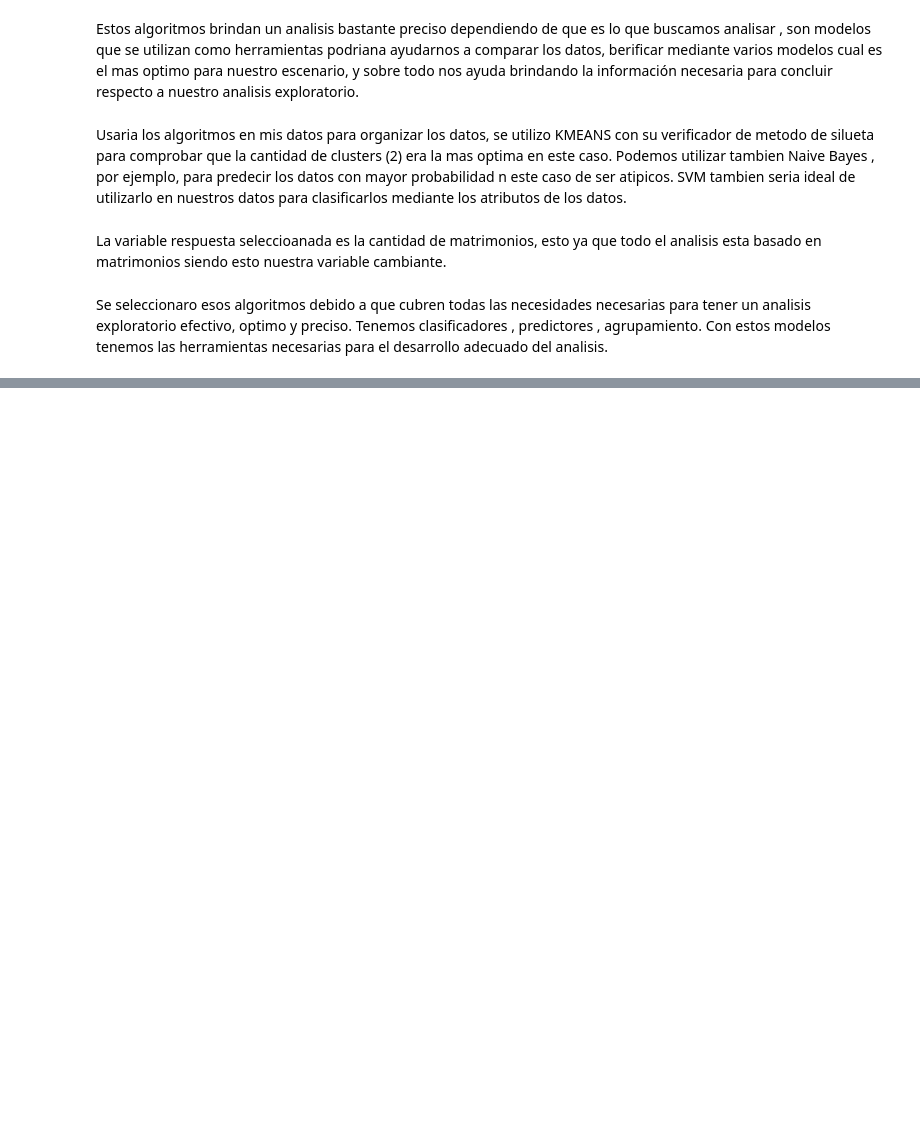
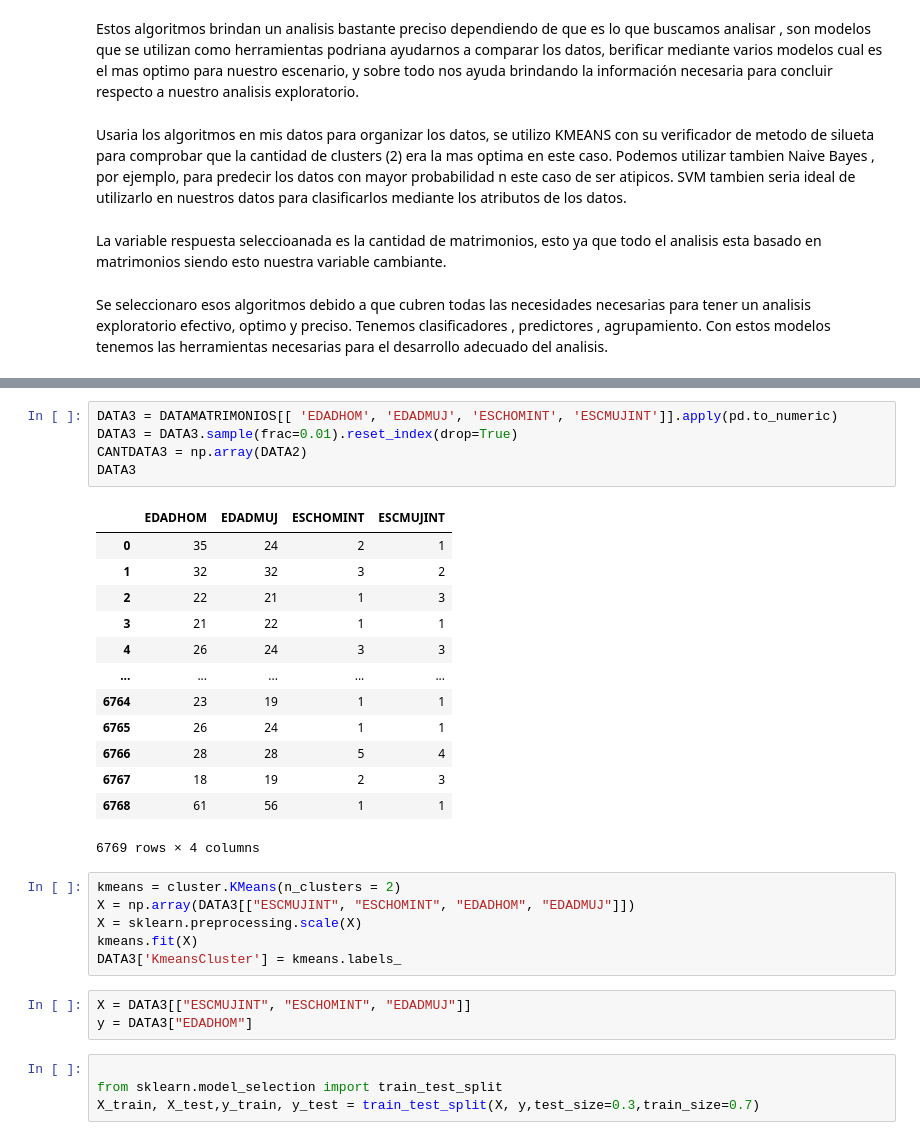
Before and after one commit to Diego223/ProyectoMiningData, a Jupyter notebook: PROYECTO1DM.ipynb, the cells around one changed output, grey strips where cells are left out. Drawn from its saved outputs; the diff is of its cells as text; blank space fills up the shorter version.

```diff
--- a/PROYECTO1DM.ipynb
+++ b/PROYECTO1DM.ipynb
@@ -805,0 +811,32 @@ Se seleccionaro esos algoritmos debido a que cubren todas las necesidades necesa
+# %%
+DATA3 = DATAMATRIMONIOS[[ 'EDADHOM', 'EDADMUJ', 'ESCHOMINT', 'ESCMUJINT']].apply(pd.to_numeric)
+DATA3 = DATA3.sample(frac=0.01).reset_index(drop=True)
+CANTDATA3 = np.array(DATA2)
+DATA3
+# %% [output]
+|  | EDADHOM | EDADMUJ | ESCHOMINT | ESCMUJINT |
+| 0 | 35 | 24 | 2 | 1 |
+| 1 | 32 | 32 | 3 | 2 |
+| 2 | 22 | 21 | 1 | 3 |
+| 3 | 21 | 22 | 1 | 1 |
+| 4 | 26 | 24 | 3 | 3 |
+| ... | ... | ... | ... | ... |
+| 6764 | 23 | 19 | 1 | 1 |
+| 6765 | 26 | 24 | 1 | 1 |
+| 6766 | 28 | 28 | 5 | 4 |
+| 6767 | 18 | 19 | 2 | 3 |
+| 6768 | 61 | 56 | 1 | 1 |
+6769 rows × 4 columns
+# %%
+kmeans = cluster.KMeans(n_clusters = 2)
+X = np.array(DATA3[["ESCMUJINT", "ESCHOMINT", "EDADHOM", "EDADMUJ"]])
+X = sklearn.preprocessing.scale(X)
+kmeans.fit(X)
+DATA3['KmeansCluster'] = kmeans.labels_
+# %%
+X = DATA3[["ESCMUJINT", "ESCHOMINT", "EDADMUJ"]]
+y = DATA3["EDADHOM"]
+# %%
+
+from sklearn.model_selection import train_test_split
+X_train, X_test,y_train, y_test = train_test_split(X, y,test_size=0.3,train_size=0.7)
```
Also changed, not shown: parts of 34 cells of this notebook.
